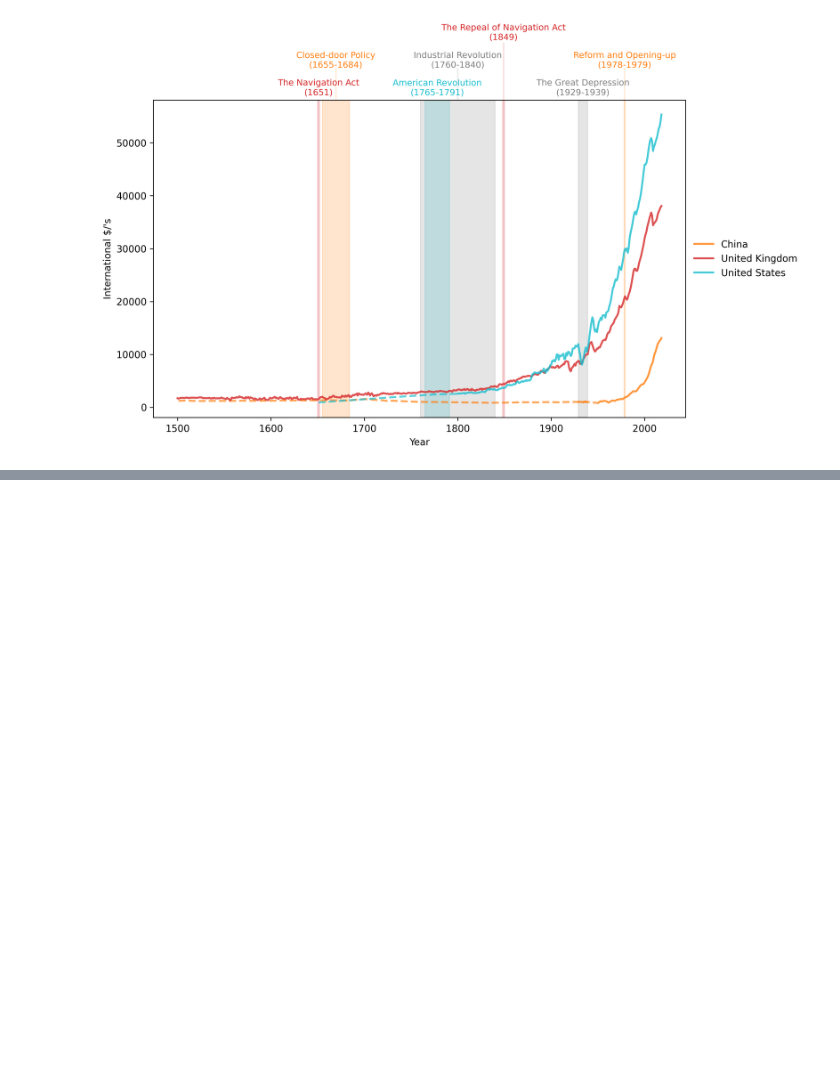
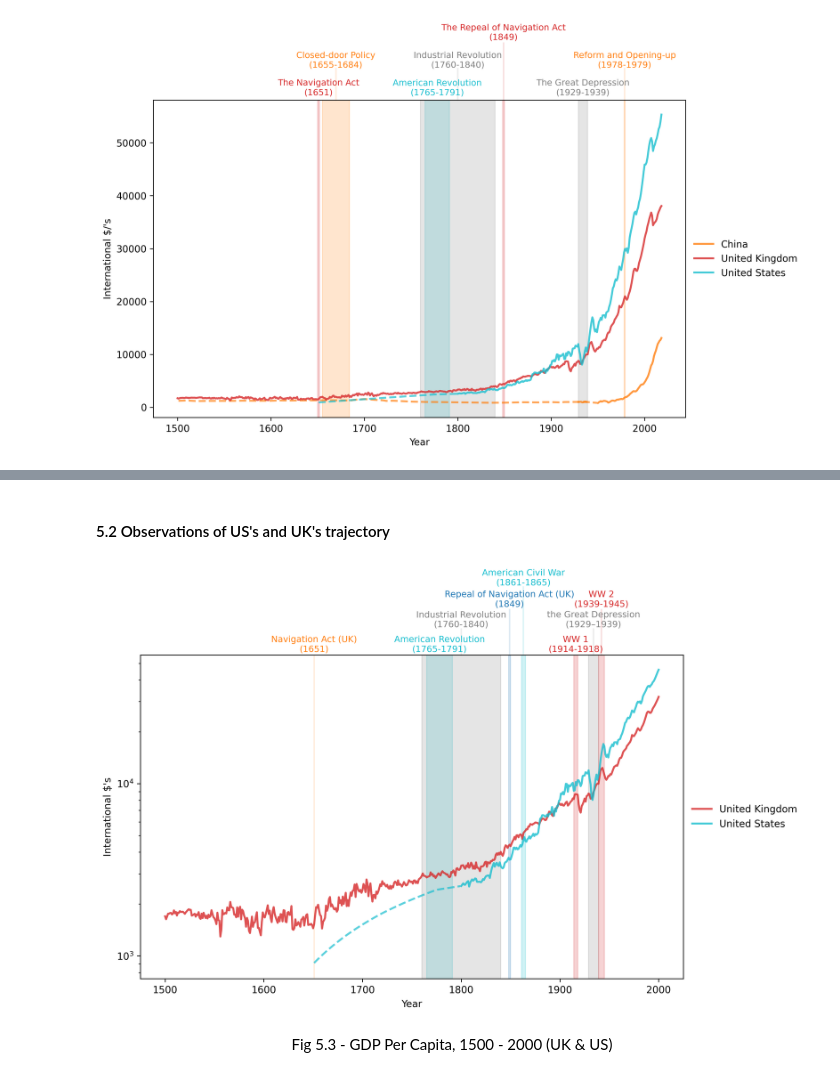
Before and after one commit to oeam96/QuantEcon-Blog, a Jupyter notebook: 1 Economic Growth Evidence/EconomicGrowthEvidence.ipynb, the cells around one changed output, grey strips where cells are left out. Cells and saved outputs as stored; diff of their text form; code cells hidden in the pictures; blank space fills up the shorter version.

```diff
--- a/1 Economic Growth Evidence/EconomicGrowthEvidence.ipynb
+++ b/1 Economic Growth Evidence/EconomicGrowthEvidence.ipynb
@@ -291,0 +360,45 @@ plt.show()
+# %% [markdown]
+#### 5.2 Observations of US's and UK's trajectory
+# %%
+fig, ax = plt.subplots(dpi=300, figsize=(10, 6))
+
+countries = ['GBR', 'USA']
+ax = draw_interp_plots(gdppc[countries].loc[1500:2000],
+                      "International $\'s", "Year",
+                      color_mapping, code_to_name, 2, True, ax)
+
+ylim = ax.get_ylim()[1]
+
+events = [
+    Event((1651, 1651), ylim + ylim*0.15,
+          'Navigation Act (UK)\n(1651)',
+          'tab:orange', 1),
+    Event((1765, 1791), ylim + ylim*0.15,
+          'American Revolution\n(1765-1791)',
+          color_mapping['USA'], 1),
+    Event((1760, 1840), ylim + ylim*0.6,
+          'Industrial Revolution\n(1760-1840)',
+          'grey', 1.08),
+    Event((1848, 1850), ylim + ylim*1.1,
+          'Repeal of Navigation Act (UK)\n(1849)',
+          'tab:blue', 1.14),
+    Event((1861, 1865), ylim + ylim*1.8,
+          'American Civil War\n(1861-1865)',
+          color_mapping['USA'], 1.21),
+    Event((1914, 1918), ylim + ylim*0.15,
+          'WW 1\n(1914-1918)',
+          'tab:red', 1),
+    Event((1929, 1939), ylim + ylim*0.6,
+          'the Great Depression\n(1929–1939)',
+          'grey', 1.08),
+    Event((1939, 1945), ylim + ylim*1.1,
+          'WW 2\n(1939-1945)',
+          'tab:red', 1.14)
+]
+
+draw_events(events, ax)
+plt.show()
+# %% [output]
+[figure, added]
+# %% [markdown]
+<center>Fig 5.3 - GDP Per Capita, 1500 - 2000 (UK & US)</center>
```
Also changed, not shown: parts of 31 cells of this notebook, 1 other file.
